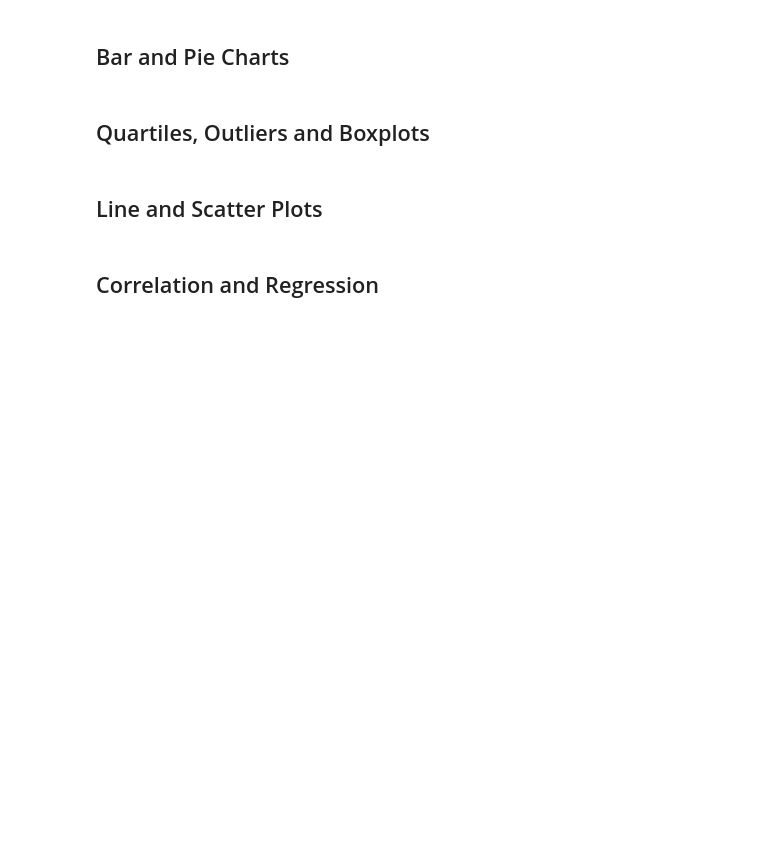
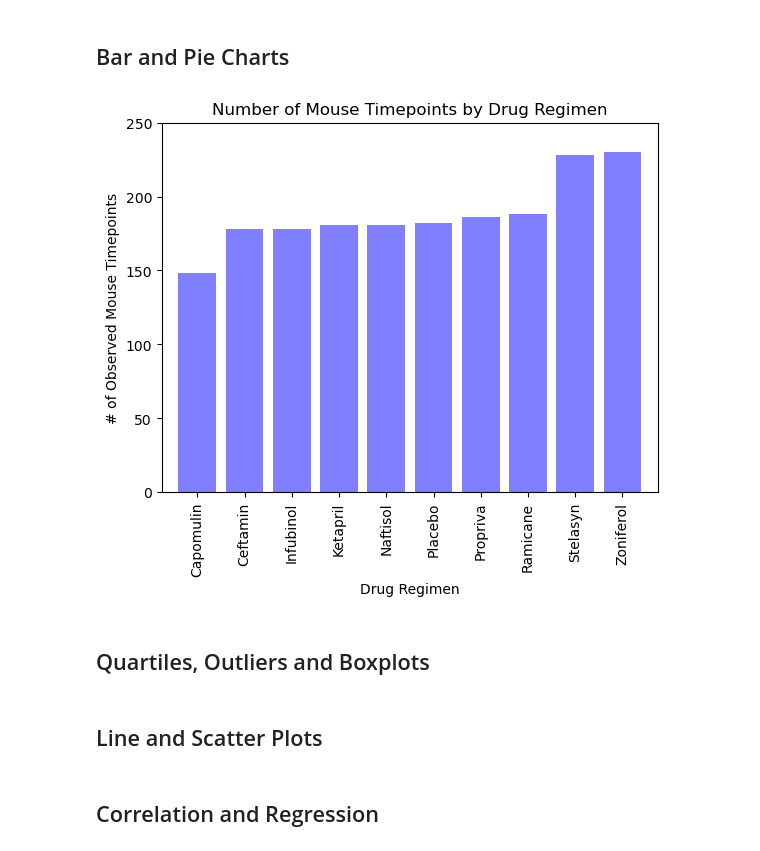
Before and after one commit to DidemBl/Module_5_challenge, a Jupyter notebook: pymaceuticals_notebook.ipynb, the cells around one changed output. Drawn from its saved outputs; the diff is of its cells as text; code cells hidden in the pictures; blank space fills up the shorter version.

```diff
--- a/pymaceuticals_notebook.ipynb
+++ b/pymaceuticals_notebook.ipynb
@@ -130,3 +119,20 @@ Name: Tumor Volume (mm3), dtype: float64
+# %%
+# Generate a bar plot showing the total number of rows (Mouse ID/Timepoints) for each drug regimen using Pandas.
+
+mouse_id_timepoint_counts = cleaned_combined_df.groupby(["Drug Regimen"])["Mouse ID"].count().sort_values()
+
+x_axis = np.arange(len(mouse_id_timepoint_counts))
+plt.bar(x_axis, mouse_id_timepoint_counts, color ='blue', alpha=0.5, align="center")
+tick_locations =[value for value in x_axis]
+plt.xticks(tick_locations, ["Capomulin","Ceftamin","Infubinol","Ketapril","Naftisol","Placebo","Propriva","Ramicane","Stelasyn","Zoniferol"], rotation = 90)
+plt.xlim(-0.75,len(x_axis)-0.25)
+plt.ylim(0,max(mouse_id_timepoint_counts)+20)
+plt.title("Number of Mouse Timepoints by Drug Regimen")
+plt.xlabel("Drug Regimen")
+plt.ylabel("# of Observed Mouse Timepoints")
+plt.show()
+# %% [output]
+[figure, added]
 # %%
 # Generate a bar plot showing the total number of rows (Mouse ID/Timepoints) for each drug regimen using pyplot.
 # %%
```
Also changed, not shown: parts of 2 cells of this notebook.
